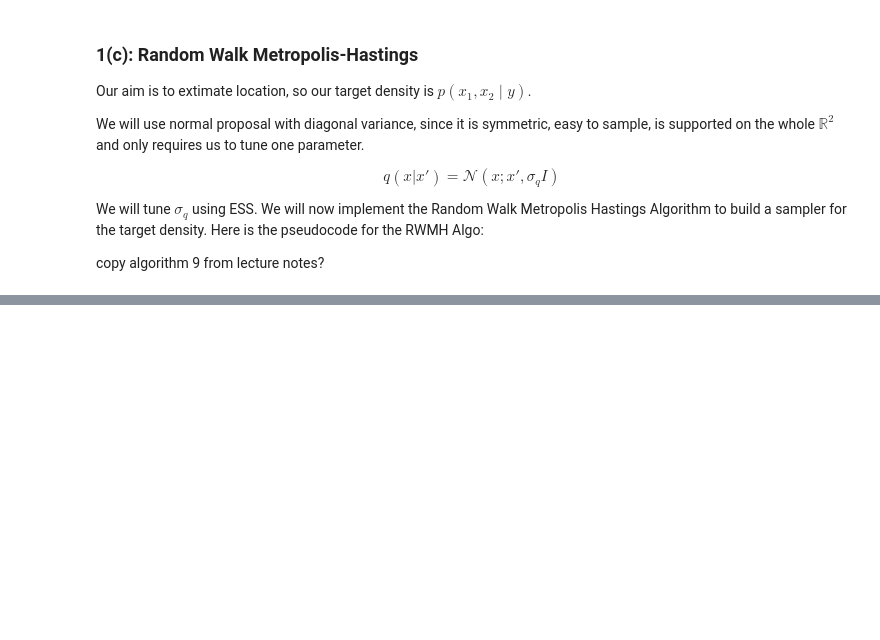
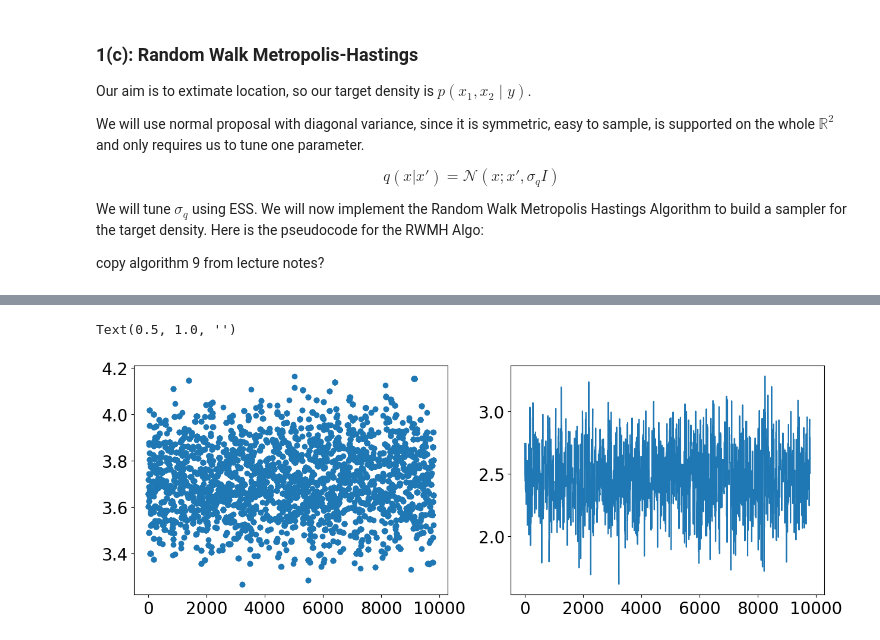
Before and after one commit to alisaklymchuk/stochastic_simulation_math60047, a Jupyter notebook: coursework.ipynb, the cells around one changed output, grey strips where cells are left out. Drawn from its saved outputs; the diff is of its cells as text; code cells hidden in the pictures; blank space fills up the shorter version.

```diff
--- a/coursework.ipynb
+++ b/coursework.ipynb
@@ -249,3 +248,21 @@ print(acc)
+# %%
+# Trace plots for both coordinates
+trace1 = mc[:, 0]
+trace2 = mc[:, 1]
+x = np.arange(0, len(trace1))
+
+plt.figure(figsize=(15,5))
+
+plt.subplot(1, 2, 1)
+plt.scatter(x, trace1)
+plt.title("")
+
+plt.subplot(1, 2, 2)
+plt.plot(x, trace2)
+plt.title("")
+# %% [output]
+Text(0.5, 1.0, '')
+[figure, added]
 # %%
 # Autocorrelation plots
 ro_x1 = autocorr.function_1d(mc[:, 0])
```
Also changed, not shown: parts of 5 cells of this notebook.
